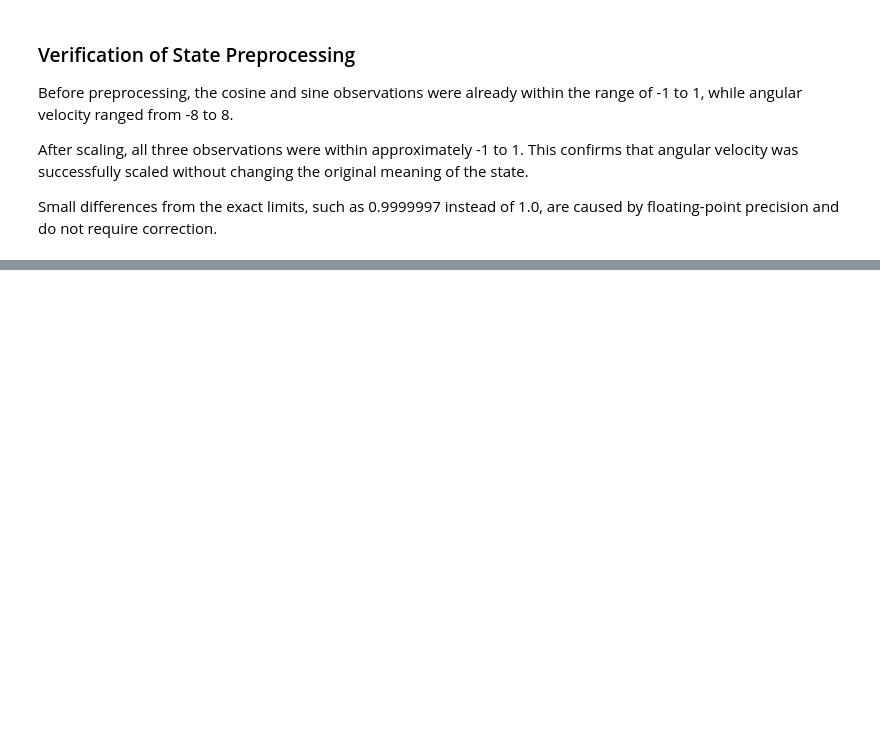
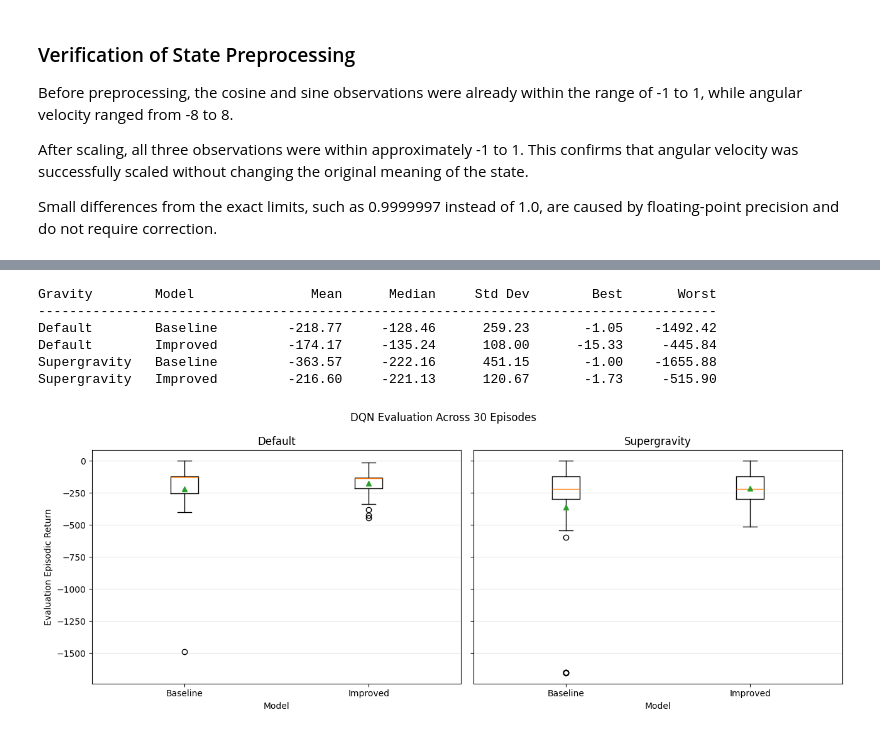
Before and after one commit to noodlebatteries124/deleca2, a Jupyter notebook: PtBKayden.ipynb, the cells around one changed output, grey strips where cells are left out. Cells and saved outputs as stored; diff of their text form; code cells hidden in the pictures; blank space fills up the shorter version.

```diff
--- a/PtBKayden.ipynb
+++ b/PtBKayden.ipynb
@@ -592,0 +1325,80 @@ The baseline DQN will use experience replay, epsilon-greedy exploration and a se
+# %%
+print(
+    f"{'Gravity':<15}"
+    f"{'Model':<12}"
+    f"{'Mean':>12}"
+    f"{'Median':>12}"
+    f"{'Std Dev':>12}"
+    f"{'Best':>12}"
+    f"{'Worst':>12}"
+)
+
+print("-" * 87)
+
+for (
+    gravity_name,
+    model_name
+), returns in evaluation_results.items():
+
+    print(
+        f"{gravity_name:<15}"
+        f"{model_name:<12}"
+        f"{returns.mean():>12.2f}"
+        f"{np.median(returns):>12.2f}"
+        f"{returns.std():>12.2f}"
+        f"{returns.max():>12.2f}"
+        f"{returns.min():>12.2f}"
+    )
+# %% [output]
+Gravity        Model               Mean      Median     Std Dev        Best       Worst
+---------------------------------------------------------------------------------------
+Default        Baseline         -218.77     -128.46      259.23       -1.05    -1492.42
+Default        Improved         -174.17     -135.24      108.00      -15.33     -445.84
+Supergravity   Baseline         -363.57     -222.16      451.15       -1.00    -1655.88
+Supergravity   Improved         -216.60     -221.13      120.67       -1.73     -515.90
+# %%
+fig, axes = plt.subplots(
+    1,
+    2,
+    figsize=(13, 5),
+    sharey=True
+)
+
+for axis, gravity_name in zip(
+    axes,
+    ["Default", "Supergravity"]
+):
+    baseline_returns = evaluation_results[
+        (gravity_name, "Baseline")
+    ]
+
+    improved_returns = evaluation_results[
+        (gravity_name, "Improved")
+    ]
+
+    axis.boxplot(
+        [
+            baseline_returns,
+            improved_returns
+        ],
+        labels=[
+            "Baseline",
+            "Improved"
+        ],
+        showmeans=True
+    )
+
+    axis.set_title(gravity_name)
+    axis.set_xlabel("Model")
+    axis.grid(axis="y", alpha=0.3)
+
+axes[0].set_ylabel("Evaluation Episodic Return")
+
+plt.suptitle(
+    "DQN Evaluation Across 30 Episodes"
+)
+
+plt.tight_layout()
+plt.show()
+# %% [output]
+[figure, added]
```
Also changed, not shown: parts of 37 cells of this notebook, 5 other files.
